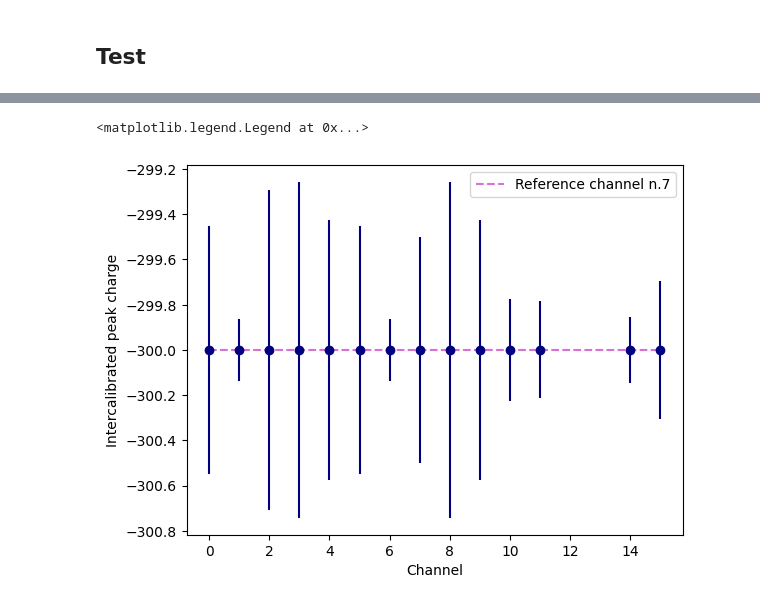
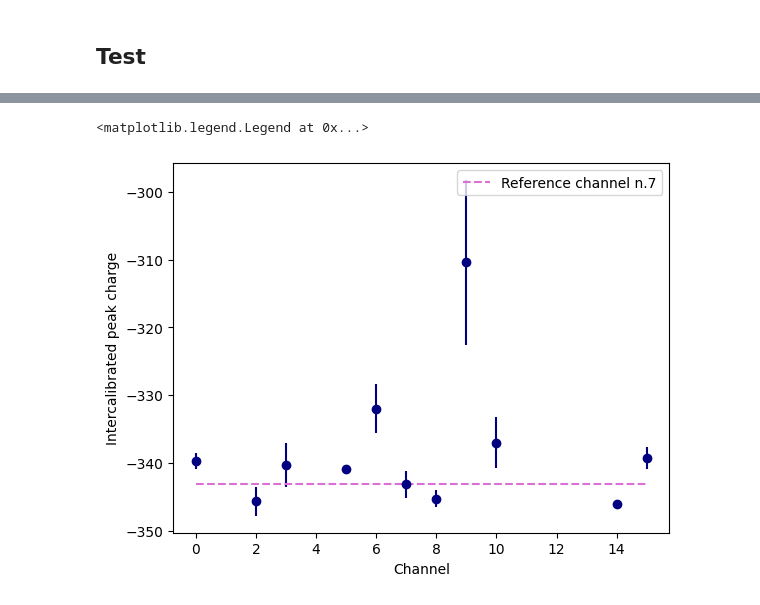
Before and after one commit to 0-DvD-0/Sfera, a Jupyter notebook: Jupyter/intercalibrrazione.ipynb, the cells around one changed output, grey strips where cells are left out. Cells and saved outputs as stored; diff of their text form; code cells hidden in the pictures.

```diff
--- a/Jupyter/intercalibrrazione.ipynb
+++ b/Jupyter/intercalibrrazione.ipynb
@@ -6,12 +6,12 @@ import pickle
 # %% [markdown]
 Intercalibrazione
 # %%
-PATH="../InterCalibrazione - Foglio1.csv"  #importo il file con la calibrazione
-data=pd.read_csv(PATH, sep=';', decimal='.')
+PATH="../Dati/InterCalibrazione - Foglio1.csv"  #importo il file con la calibrazione
+data=pd.read_csv(PATH, sep=',', decimal=',')
 display(data)
-Ch=np.array(data["ch"])       #indice del canale
+#Ch=np.array(data["12 aprile"])       #indice del canale
 peak_centers=np.array(data["val"])     #posizioni dei picchi
-peak_err_stat=np.array(data["err stat"])      #errori stocastici sulla posizione dei picchi
-peak_err_sist=np.array(data["err_sist"])
+peak_err_stat=np.array(data["err_stat"])      #errori stocastici sulla posizione dei picchi
+peak_err_sist=np.array(data["err_sist [pC]"])
 peak_err=np.sqrt(peak_err_stat**2 + (0.34*peak_err_sist)**2)
 # %% [output]
@@ -76,12 +76,13 @@ plt.legend()
 # %% [markdown]
 ##  Test
 # %%
-PATH="../Test_intercalibrazione - Foglio1.csv"  #importo il file con i nuovi picchi da verificare
-data=pd.read_csv(PATH, sep=';', decimal='.')
+PATH="../Dati/InterCalibrazione - Test.csv"  #importo il file con i nuovi picchi da verificare
+data=pd.read_csv(PATH, sep=',', decimal=',')
 display(data)
-Ch=np.array(data["ch"])       #indice del canale
+#Ch=np.array(data["ch"])       #indice del canale
 peak_centers=np.array(data["val"])     #posizioni dei picchi
-peak_err_stat=np.array(data["err stat"])      #errori stocastici sulla posizione dei picchi
+peak_err_stat=np.array(data["err_stat"])      #errori stocastici sulla posizione dei picchi
+
 peak_err_sist=np.array(data["err_sist"])
 peak_err=np.sqrt(peak_err_stat**2 + peak_err_sist**2)
 
@@ -97,10 +120,10 @@ FileNotFoundError: [Errno 2] No such file or directory: '../Test_intercalibrazio
 # %%
 #plot
-plt.errorbar(list, train_peak_centers, yerr=train_peak_errors, ls='', marker='o', color='navy')
+plt.errorbar(list, test_peak_centers, yerr=test_peak_errors, ls='', marker='o', color='navy')
 plt.plot(list, 0*np.array(list) + peak_centers[channel_ref], color='orchid', ls='--', label='Reference channel n.{}'.format(channel_ref))
 plt.xlabel('Channel')
 plt.ylabel('Intercalibrated peak charge')
 plt.legend()
 # %% [output]
 <matplotlib.legend.Legend at 0x...>
-[figure, old version]
+[figure, new version]
```
Also changed, not shown: parts of 5 cells of this notebook.
